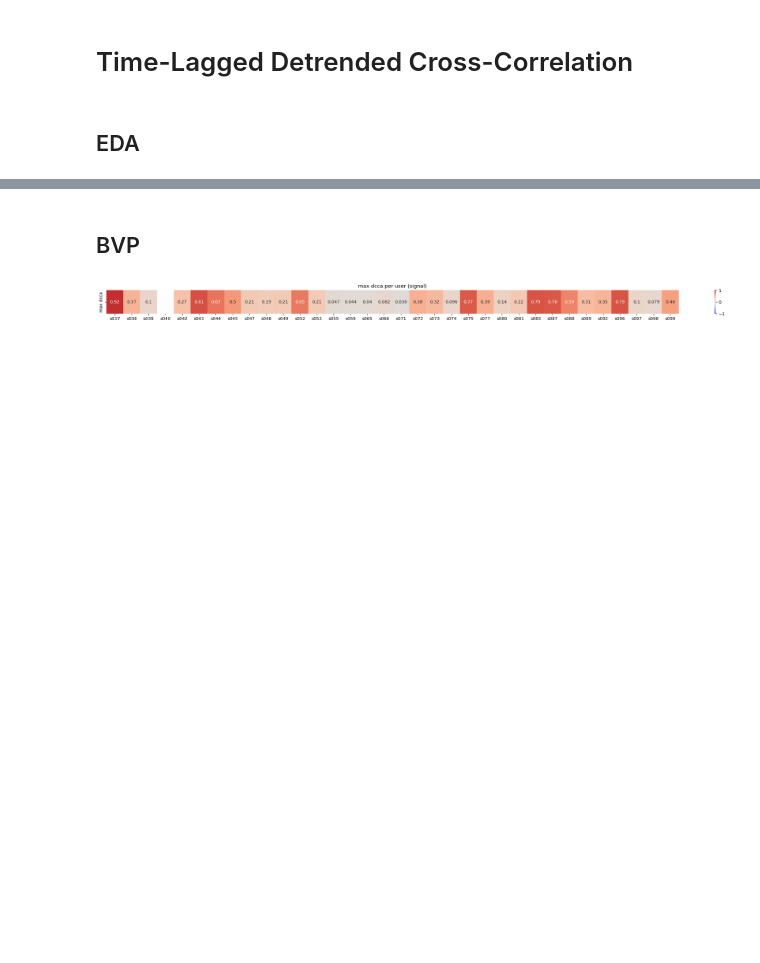
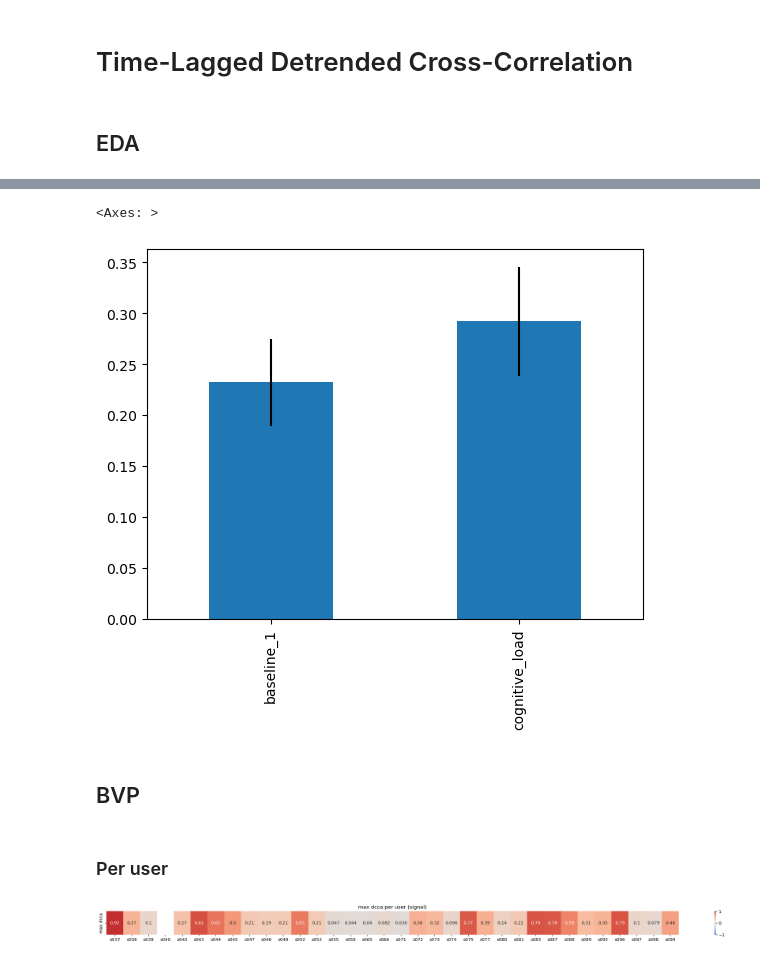
Before and after one commit to LeonardoAlchieri/LateralizationPhysiologicalWearables, a Jupyter notebook: notebooks/correlation-usilaughs.ipynb, the cells around one changed output, grey strips where cells are left out. Drawn from its saved outputs; the diff is of its cells as text; code cells hidden in the pictures; blank space fills up the shorter version.

```diff
--- a/notebooks/correlation-usilaughs.ipynb
+++ b/notebooks/correlation-usilaughs.ipynb
@@ -348,5 +607,17 @@ perform_correlation(
+# %%
+from numpy import sqrt
+test = DataFrame(max_dccas)
+means = test.mean(axis=1)
+stds = test.std(axis=1)
+ses = stds / sqrt(len(test.columns))
+means.plot(yerr=ses, kind='bar')
+# %% [output]
+<Axes: >
+[figure, added]
 # %% [markdown]
 ## BVP
+# %% [markdown]
+### Per user
 # %%
 signal: str = "BVP"
 time_scale: int = 20
```
Also changed, not shown: parts of 61 cells of this notebook, 17 other files.
